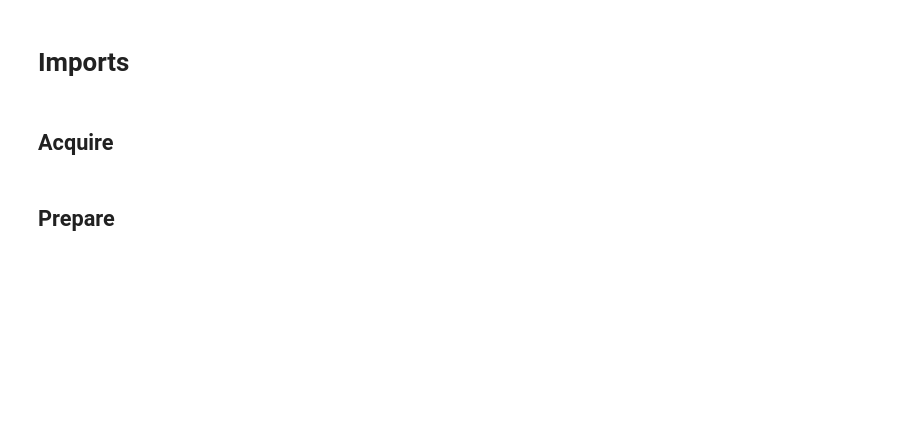
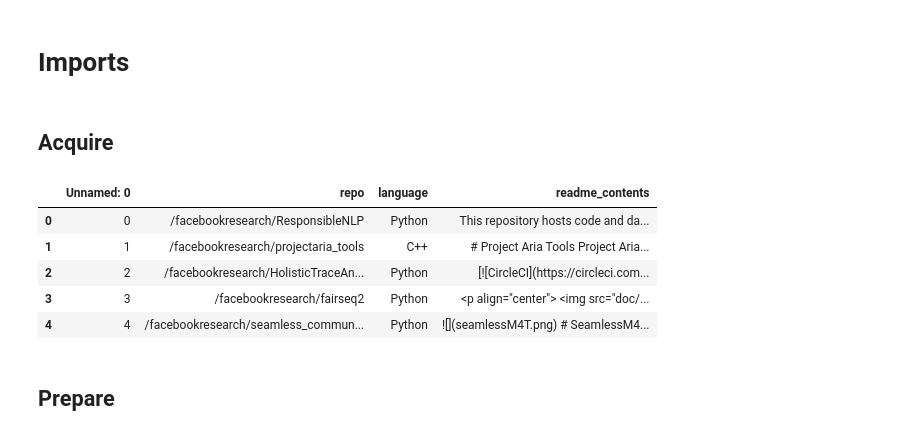
Before and after one commit to jeremiah-toribio/101-readme, a Jupyter notebook: final_notebook.ipynb, the cells around one changed output. Cells and saved outputs as stored; diff of their text form; code cells hidden in the pictures; blank space fills up the shorter version.

```diff
--- a/final_notebook.ipynb
+++ b/final_notebook.ipynb
@@ -48,3 +41,12 @@ train = w.process_all_repos()
+# %%
+df.head()
+# %% [output]
+|  | Unnamed: 0 | repo | language | readme_contents |
+| 0 | 0 | /facebookresearch/ResponsibleNLP | Python | This repository hosts code and da... |
+| 1 | 1 | /facebookresearch/projectaria_tools | C++ | # Project Aria Tools Project Aria... |
+| 2 | 2 | /facebookresearch/HolisticTraceAn... | Python | [![CircleCI](https://circleci.com... |
+| 3 | 3 | /facebookresearch/fairseq2 | Python | <p align="center"> <img src="doc/... |
+| 4 | 4 | /facebookresearch/seamless_commun... | Python | ![](seamlessM4T.png) # SeamlessM4... |
 # %% [markdown]
 ## Prepare
 # %% [markdown]
```
Also changed, not shown: parts of 16 cells of this notebook.
